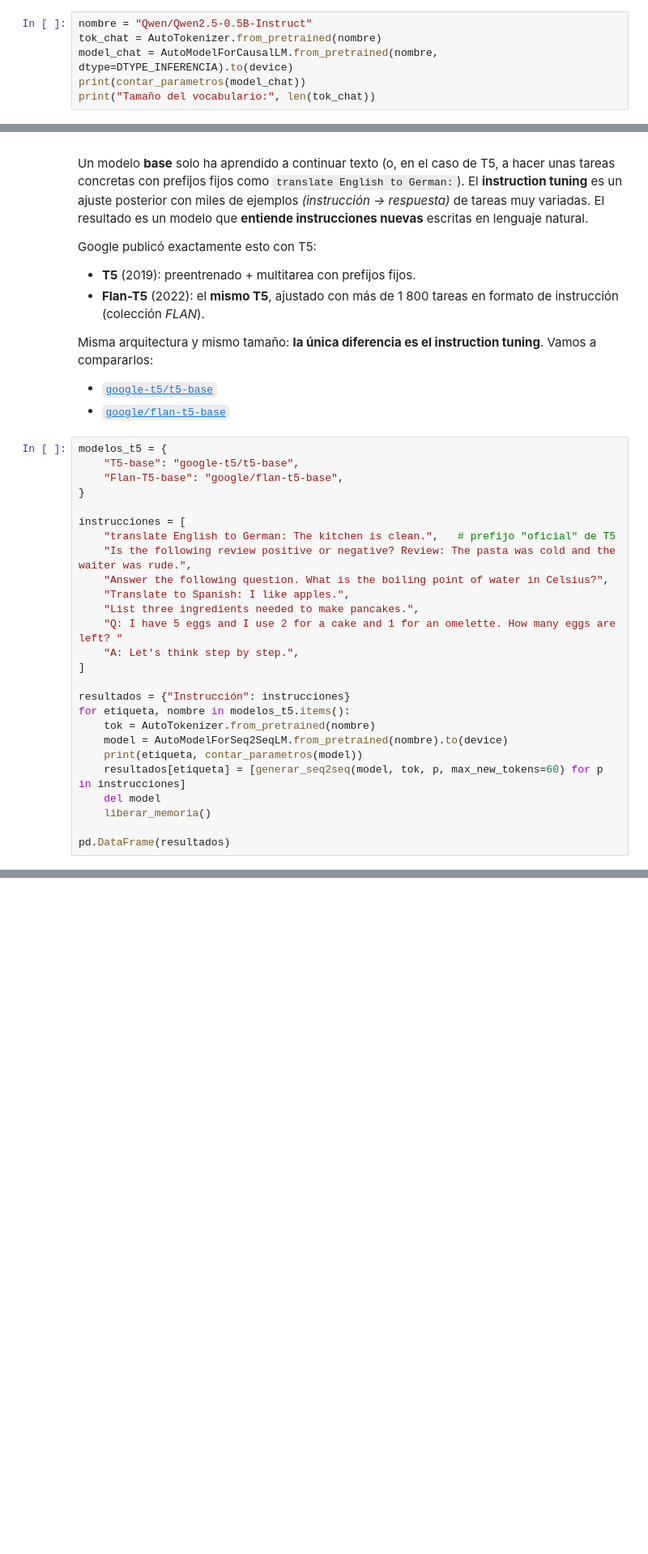
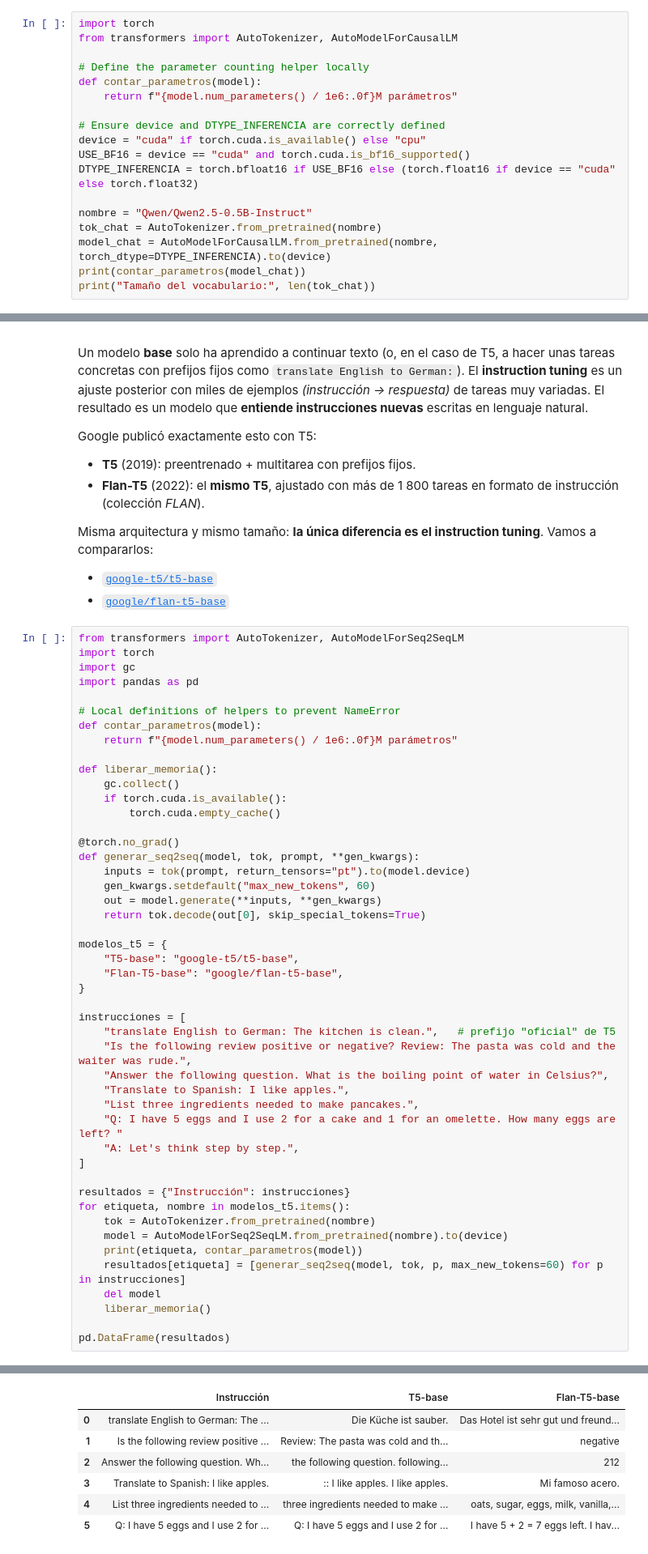
Before and after one commit to ai-somorrostro/reto_1_1-2627-llm_introduction, a Jupyter notebook: llm_fundamentos.ipynb, the cells around one changed output, grey strips where cells are left out. Shown at 81% size. Saved outputs shown, nothing was run; the diff lists cells and outputs as text; blank space fills up the shorter version.

```diff
--- a/llm_fundamentos.ipynb
+++ b/llm_fundamentos.ipynb
@@ -647,8 +1273,20 @@ En cada paso, el modelo devuelve un **logit** por cada token del vocabulario (m
 | `num_beams` | *Beam search*: explora varias secuencias a la vez | Mejores frases "probables", menos variedad |
 | `max_new_tokens` | Longitud máxima de la respuesta | – |
 # %%
+import torch
+from transformers import AutoTokenizer, AutoModelForCausalLM
+
+# Define the parameter counting helper locally
+def contar_parametros(model):
+    return f"{model.num_parameters() / 1e6:.0f}M parámetros"
+
+# Ensure device and DTYPE_INFERENCIA are correctly defined
+device = "cuda" if torch.cuda.is_available() else "cpu"
+USE_BF16 = device == "cuda" and torch.cuda.is_bf16_supported()
+DTYPE_INFERENCIA = torch.bfloat16 if USE_BF16 else (torch.float16 if device == "cuda" else torch.float32)
+
 nombre = "Qwen/Qwen2.5-0.5B-Instruct"
 tok_chat = AutoTokenizer.from_pretrained(nombre)
-model_chat = AutoModelForCausalLM.from_pretrained(nombre, dtype=DTYPE_INFERENCIA).to(device)
+model_chat = AutoModelForCausalLM.from_pretrained(nombre, torch_dtype=DTYPE_INFERENCIA).to(device)
 print(contar_parametros(model_chat))
 print("Tamaño del vocabulario:", len(tok_chat))
@@ -819,6 +1692,27 @@ Misma arquitectura y mismo tamaño: **la única diferencia es el instruction tun
 - [`google-t5/t5-base`](https://huggingface.co/google-t5/t5-base)
 - [`google/flan-t5-base`](https://huggingface.co/google/flan-t5-base)
 # %%
+from transformers import AutoTokenizer, AutoModelForSeq2SeqLM
+import torch
+import gc
+import pandas as pd
+
+# Local definitions of helpers to prevent NameError
+def contar_parametros(model):
+    return f"{model.num_parameters() / 1e6:.0f}M parámetros"
+
+def liberar_memoria():
+    gc.collect()
+    if torch.cuda.is_available():
+        torch.cuda.empty_cache()
+
+@torch.no_grad()
+def generar_seq2seq(model, tok, prompt, **gen_kwargs):
+    inputs = tok(prompt, return_tensors="pt").to(model.device)
+    gen_kwargs.setdefault("max_new_tokens", 60)
+    out = model.generate(**inputs, **gen_kwargs)
+    return tok.decode(out[0], skip_special_tokens=True)
+
 modelos_t5 = {
     "T5-base": "google-t5/t5-base",
     "Flan-T5-base": "google/flan-t5-base",
@@ -844,3 +1738,4 @@ for etiqueta, nombre in modelos_t5.items():
     liberar_memoria()
 
 pd.DataFrame(resultados)
+# %% [output]
@@ -847,3 +1746,10 @@ pd.DataFrame(resultados)
+|  | Instrucción | T5-base | Flan-T5-base |
+| 0 | translate English to German: The ... | Die Küche ist sauber. | Das Hotel ist sehr gut und freund... |
+| 1 | Is the following review positive ... | Review: The pasta was cold and th... | negative |
+| 2 | Answer the following question. Wh... | the following question. following... | 212 |
+| 3 | Translate to Spanish: I like apples. | :: I like apples. I like apples. | Mi famoso acero. |
+| 4 | List three ingredients needed to ... | three ingredients needed to make ... | oats, sugar, eggs, milk, vanilla,... |
+| 5 | Q: I have 5 eggs and I use 2 for ... | Q: I have 5 eggs and I use 2 for ... | I have 5 + 2 = 7 eggs left. I hav... |
 # %% [markdown]
 **¿Qué observar?**
 
```
Also changed, not shown: parts of 67 cells of this notebook, 1 other file.
